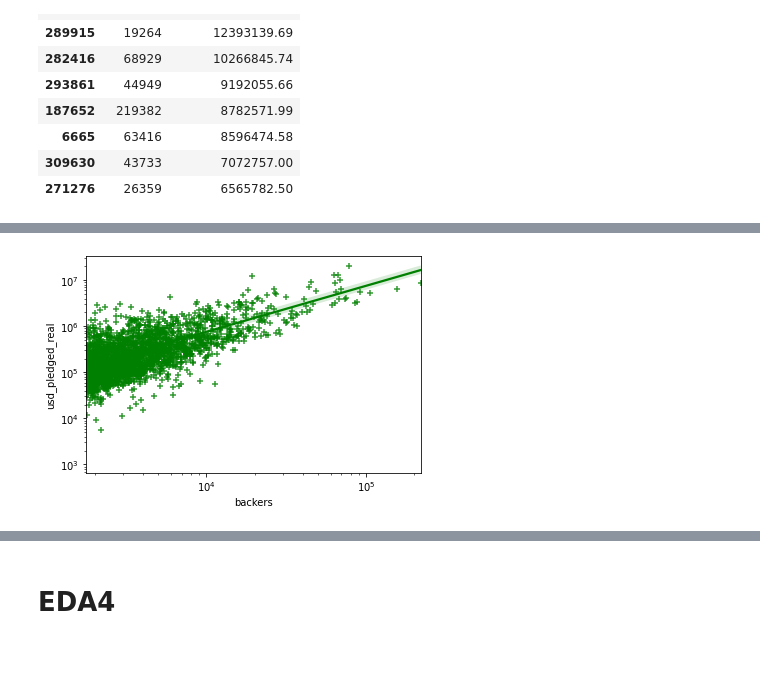
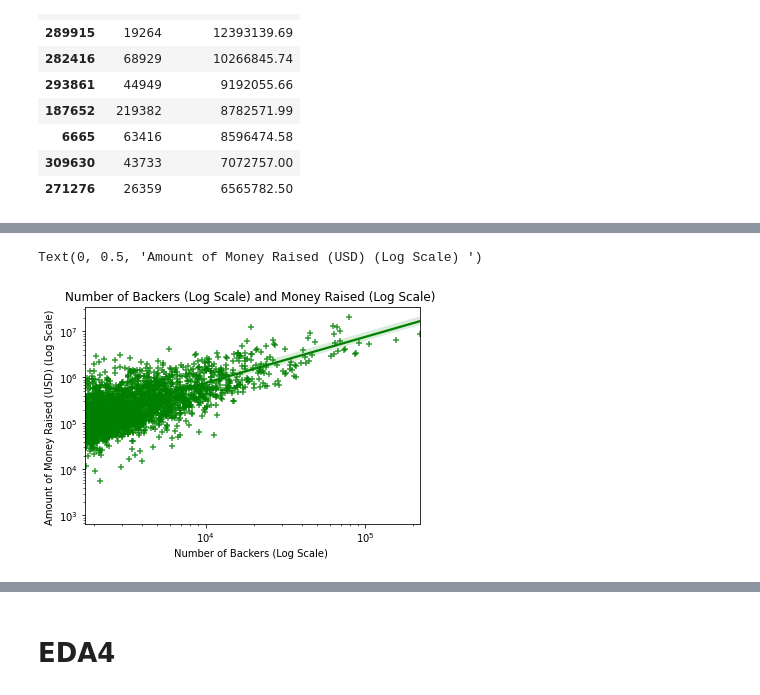
Before and after one commit to TheAidanAu/kickstarter, a Jupyter notebook: EDA2_Kickstaerter.ipynb, the cells around one changed output, grey strips where cells are left out. Saved outputs shown, nothing was run; the diff lists cells and outputs as text; code cells hidden in the pictures; blank space fills up the shorter version.

```diff
--- a/EDA2_Kickstaerter.ipynb
+++ b/EDA2_Kickstaerter.ipynb
@@ -1018,7 +1062,12 @@ plt.ylabel('Amount of Money Raised (USD)')
 # %%
+#Plotting a graph when both variables are on log scale
 import seaborn as sns
-axx1=sns.regplot(x='backers',y='usd_pledged_real',data=df_us,color='green',marker='+')
-axx1.set_yscale('log')
-axx1.set_xscale('log')
+backer_money_raised_log=sns.regplot(x='backers',y='usd_pledged_real',data=df_us,color='green',marker='+')
+backer_money_raised_log.set_yscale('log')
+backer_money_raised_log.set_xscale('log')
+plt.title('Number of Backers (Log Scale) and Money Raised (Log Scale) ')
+plt.xlabel('Number of Backers (Log Scale) ')
+plt.ylabel('Amount of Money Raised (USD) (Log Scale) ')
 # %% [output]
+Text(0, 0.5, 'Amount of Money Raised (USD) (Log Scale) ')
-[figure, old version]
+[figure, new version]
```
Also changed, not shown: parts of 14 cells of this notebook.
